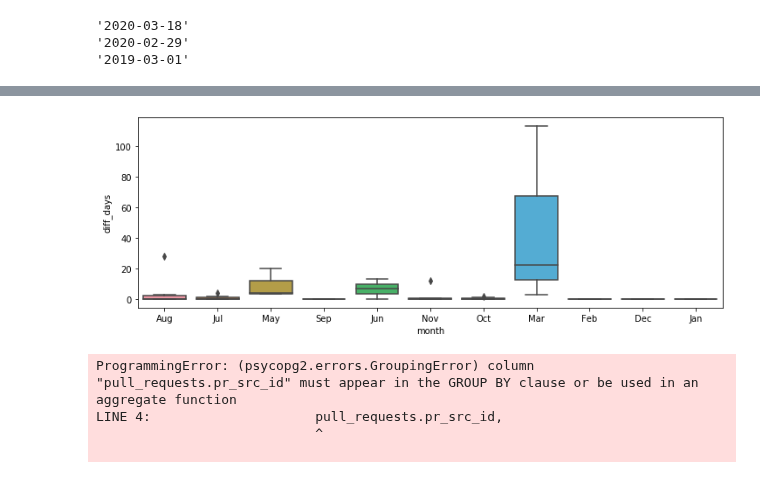
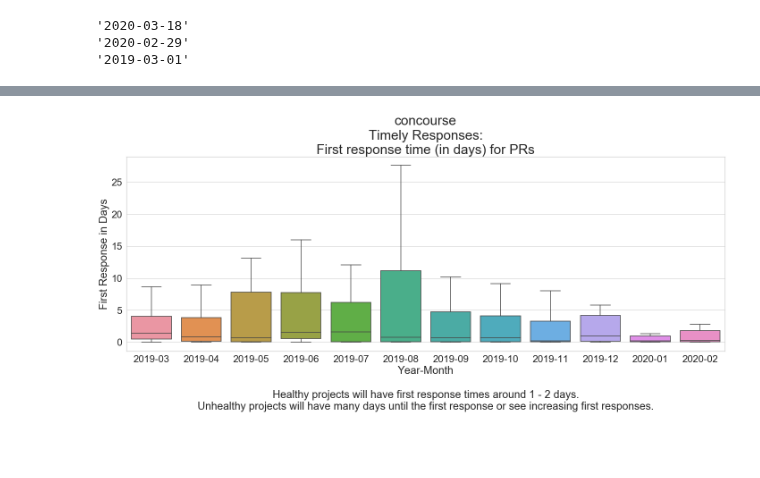
Before and after one commit to Hsingh2096/Hsingh2096, a Jupyter notebook: code/dawn_response_time.ipynb, the cells around one changed output, grey strips where cells are left out. Drawn from its saved outputs; the diff is of its cells as text; code cells hidden in the pictures; blank space fills up the shorter version.

Commit message:
updated box plot to make things look nice

```diff
--- a/code/dawn_response_time.ipynb
+++ b/code/dawn_response_time.ipynb
@@ -42,8 +42,8 @@ print(repo_list)
 # %%
 ## List of repository IDs for the report
 #repo_dict = {25760, 25663} #spring-boot & spring-framework
-#repo_dict = {28051} # concourse
-repo_dict = {26983} #postfacto
+repo_dict = {28051} # concourse
+#repo_dict = {26983} #postfacto
 #repo_dict = {25432} #rabbitmq-server
 #repo_dict = {25663} #spring-framework
 #repo_dict = {28030} #sonobuoy
@@ -75,7 +75,7 @@ pr_all = pd.DataFrame()
 
 for repo_id in repo_dict:
 
-    pr_query = salc.sql.text(f"""
+    pr_query = s.sql.text(f"""
                     SELECT
                         repo.repo_id AS repo_id,
                         pull_requests.pr_src_id AS pr_src_id,
@@ -180,3 +180,9 @@ for repo_id in repo_dict:
     else:
         # first repo
         pr_all = pr_a
+
+    get_repo_name_query = f"""
+        SELECT repo_name from repo where repo_id = {repo_id};
+           """
+    get_repo_name = pd.read_sql_query(get_repo_name_query, con=engine)
+    repo_name = get_repo_name.repo_name[0]
@@ -228,46 +189,21 @@ Name: diff, dtype: timedelta64[ns]
-# %%
-fig, ax = plt.subplots()
-fig.set_size_inches((12,4))
-my_plot = sns.boxplot(x='month', y='diff_days', data=pr_all, ax=ax)
-# %% [output]
-[figure, removed]
-# %%
-# time to first response for PRs
-
-pr_first_responseDF = pd.DataFrame()
-for value in repo_dict:
-    pr_first_response_query = f"""
-                SELECT
-                    repo.repo_id,
-                    pull_requests.pr_src_id,
-                    pull_requests.pr_src_state,
-                    pull_requests.pr_merged_at,
-                    pull_requests.pr_created_at,
-                    pull_requests.pr_closed_at,
-                    MIN(message.msg_timestamp),
-                    COUNT(DISTINCT message.msg_timestamp),
-                    MAX(message.msg_timestamp)
-                FROM
-                    pull_requests, pull_request_message_ref, repo, message
-                WHERE
-                    repo.repo_id = {value}
-                    AND pull_request_message_ref.msg_id = message.msg_id
-                    AND repo.repo_id = pull_requests.repo_id
-                    AND pull_requests.pull_request_id = pull_request_message_ref.pull_request_id
-                GROUP BY
-                    repo.repo_id;
-                """
-
-    get_repo_name_query = f"""
-        SELECT repo_name from repo where repo_id = {value};
-           """
-    get_repo_name = pd.read_sql_query(get_repo_name_query, con=engine)
-    repo_name = get_repo_name.repo_name[0]
-
-pr_first_responseDF = pd.read_sql_query(pr_first_response_query, con=engine)
-print(pr_first_responseDF)
-# %% [output]
-ProgrammingError: (psycopg2.errors.GroupingError) column "pull_requests.pr_src_id" must appear in the GROUP BY clause or be used in an aggregate function
-LINE 4:                     pull_requests.pr_src_id,
-                            ^
-
+# %%
+pr_all['diff'] = pr_all.first_response_time - pr_all.pr_created_at
+pr_all['yearmonth'] = pr_all['pr_created_at'].dt.strftime('%Y-%m')
+pr_all['diff_days'] = pr_all['diff'] / datetime.timedelta(days=1)
+year_month_list = pr_all.yearmonth.unique()
+year_month_list.sort()
+# %%
+sns.set_style('ticks')
+sns.set(style="whitegrid", font_scale=2)
+
+fig, ax = plt.subplots()
+fig.set_size_inches(24, 8)
+
+title = repo_name + "\nTimely Responses:\nFirst response time (in days) for PRs"
+
+my_plot = sns.boxplot(x='yearmonth', y='diff_days', data=pr_all, ax=ax, order=year_month_list, showfliers = False).set_title(title, fontsize=30)
+
+risk_bar_labels = ax.set_ylabel('First Response in Days')
+risk_bar_labels = ax.set_xlabel('Year-Month\n\nHealthy projects will have first response times around 1 - 2 days.\nUnhealthy projects will have many days until the first response or see increasing first responses.')
+# %% [output]
+[figure, added]
```
Also changed, not shown: parts of 2 cells of this notebook.
